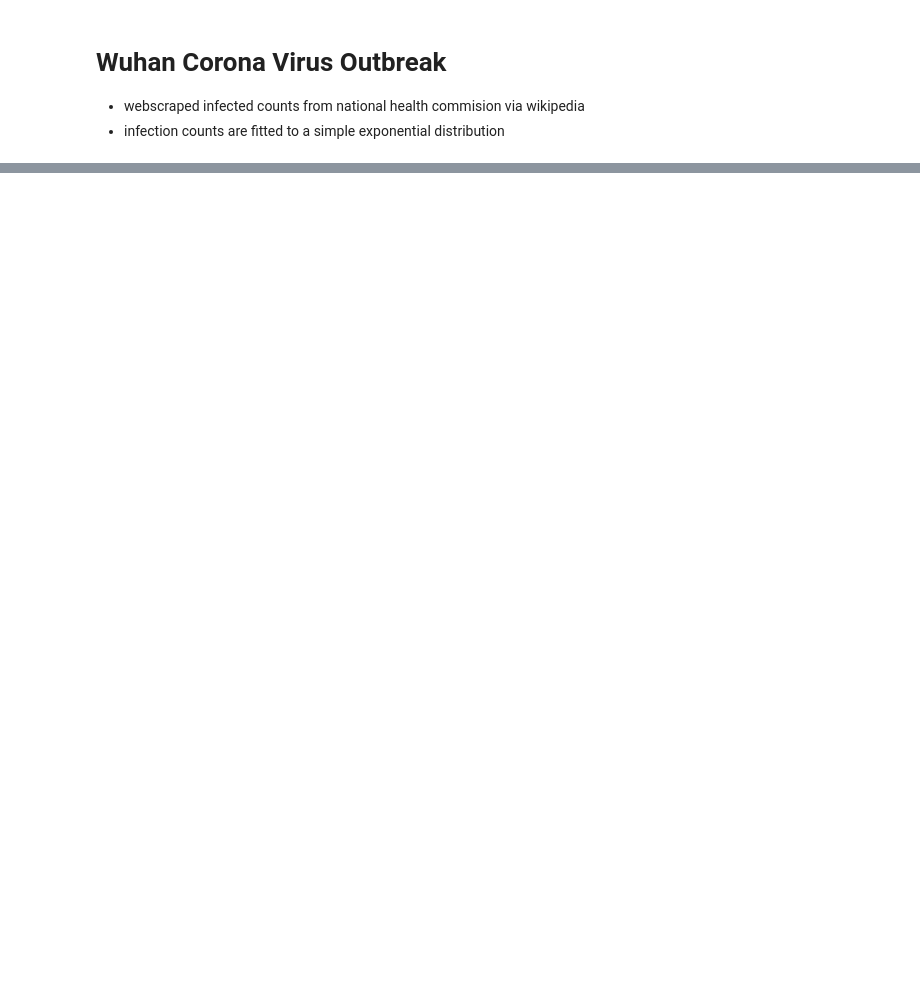
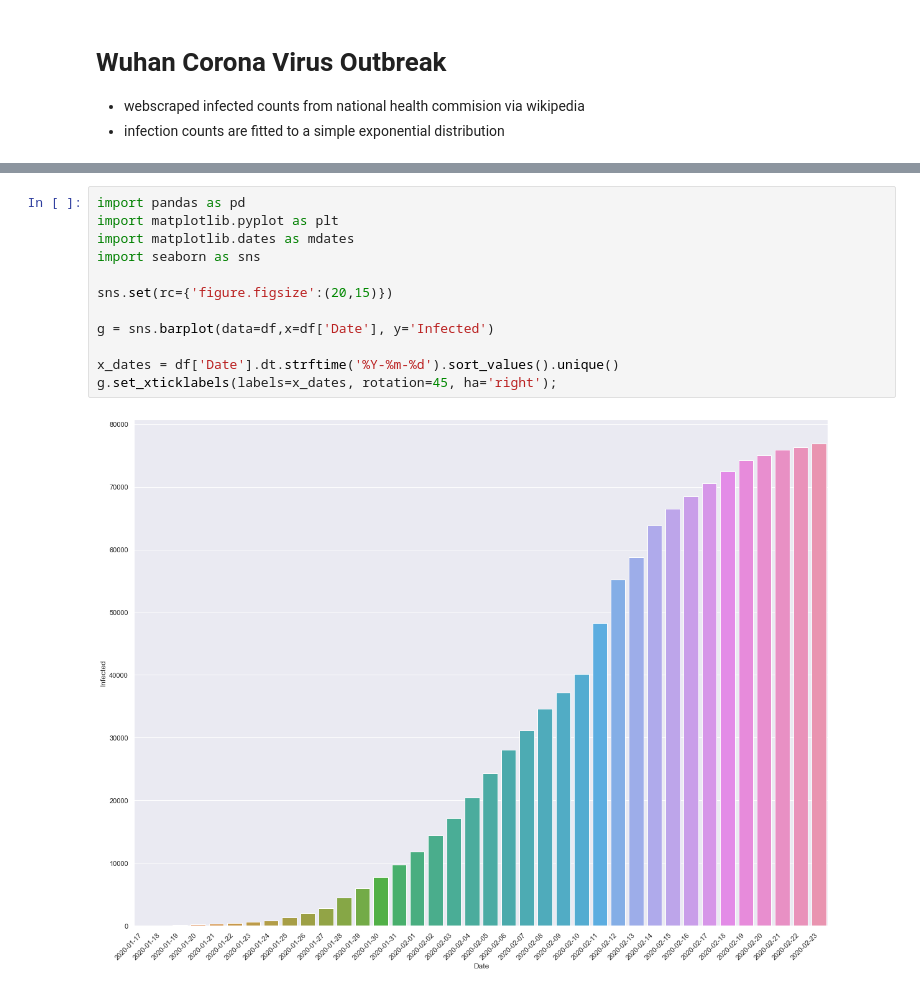
Before and after one commit to chrishom/WuhanVirusOutbreak, a Jupyter notebook: Corona Virus - Wuhan Infection Rate.ipynb, the cells around one changed output, grey strips where cells are left out. Cells and saved outputs as stored; diff of their text form; blank space fills up the shorter version.

```diff
--- a/Corona Virus - Wuhan Infection Rate.ipynb
+++ b/Corona Virus - Wuhan Infection Rate.ipynb
@@ -129,3 +151,17 @@ print(a3,b3,c3)
+# %%
+import pandas as pd
+import matplotlib.pyplot as plt
+import matplotlib.dates as mdates
+import seaborn as sns
+
+sns.set(rc={'figure.figsize':(20,15)})
+
+g = sns.barplot(data=df,x=df['Date'], y='Infected')
+
+x_dates = df['Date'].dt.strftime('%Y-%m-%d').sort_values().unique()
+g.set_xticklabels(labels=x_dates, rotation=45, ha='right');
+# %% [output]
+[figure, added]
 # %%
 print(curve_fit(exponential_fit, x, y))
 print(curve_fit(logistic_fit, x, y))
```
Also changed, not shown: parts of 2 cells of this notebook.
